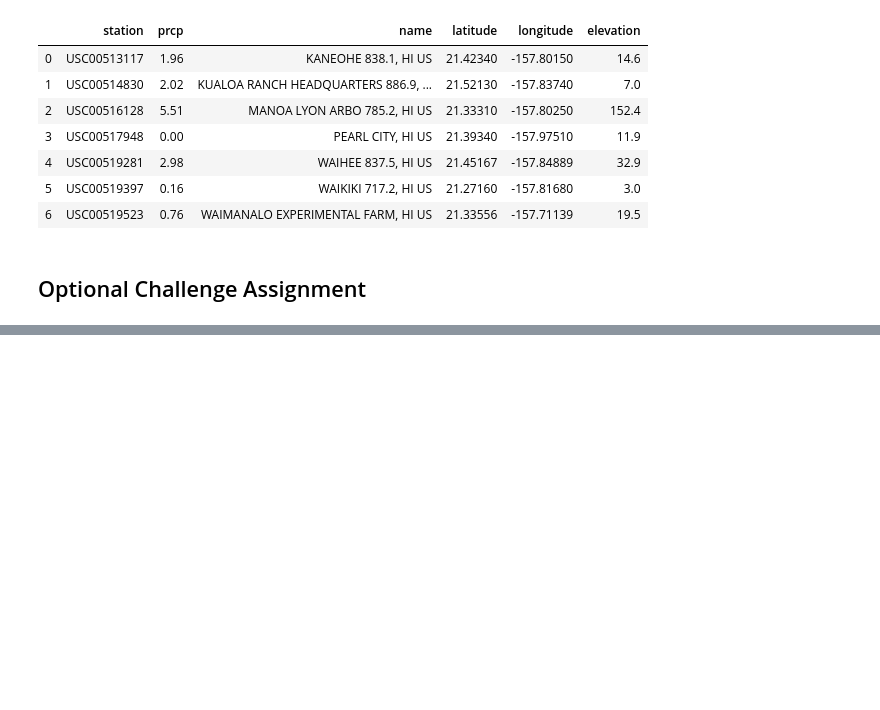
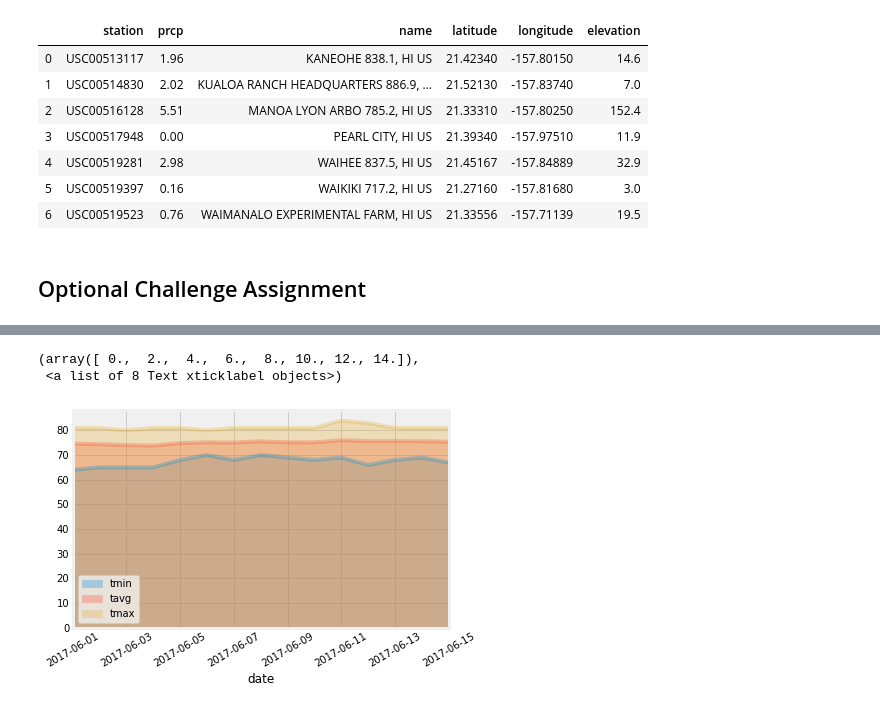
Before and after one commit to zoeliuoo/sqlalchemy-challenge, a Jupyter notebook: sqlalchemy-challenge.ipynb, the cells around one changed output, grey strips where cells are left out. Drawn from its saved outputs; the diff is of its cells as text; code cells hidden in the pictures; blank space fills up the shorter version.

```diff
--- a/sqlalchemy-challenge.ipynb
+++ b/sqlalchemy-challenge.ipynb
@@ -236,11 +238,26 @@ daily_normals("01-01")
 # %%
 # calculate the daily normals for your trip
 # push each tuple of calculations into a list called `normals`
+def normals(date):
+    sel = [func.min(Measurement.tobs), func.avg(Measurement.tobs), func.max(Measurement.tobs)]
+    return session.query(*sel).filter(func.strftime("%m-%d", Measurement.date) == date).all()
 
 # Set the start and end date of the trip
+start = '2017-06-01'
+end = '2017-06-15'
+
 
 # Use the start and end date to create a range of dates
+days = session.query(Measurement.date).\
+        filter(Measurement.date >= start).filter(Measurement.date <= end).all()
+days_df = pd.DataFrame(days).drop_duplicates()
+
 
 # Stip off the year and save a list of %m-%d strings
+m_d = days_df["date"].str.split("-", n = 1, expand = True)
+m_d[1]
 
 # Loop through the list of %m-%d strings and calculate the normals for each date
+for day in m_d[1]:
+    norm = normals(day)
+    print(norm)
@@ -247,2 +280,10 @@ daily_normals("01-01")
 # %%
 # Load the previous query results into a Pandas DataFrame and add the `trip_dates` range as the `date` index
+mylist =[]
+
+[mylist.append(normals(day)) for day in m_d[1]]
+trip_df = pd.DataFrame(mylist)
+
+trip = trip_df[0].apply(pd.Series).set_index(days_df['date'])
+trip.columns = ['tmin','tavg','tmax']
+trip
@@ -249,2 +308,8 @@ daily_normals("01-01")
 # %%
 # Plot the daily normals as an area plot with `stacked=False`
+ax = trip.plot.area(stacked=False,alpha=0.3)
+plt.xticks(rotation=30)
+# %% [output]
+(array([ 0.,  2.,  4.,  6.,  8., 10., 12., 14.]),
+ <a list of 8 Text xticklabel objects>)
+[figure, added]
```
Also changed, not shown: parts of 3 cells of this notebook.
